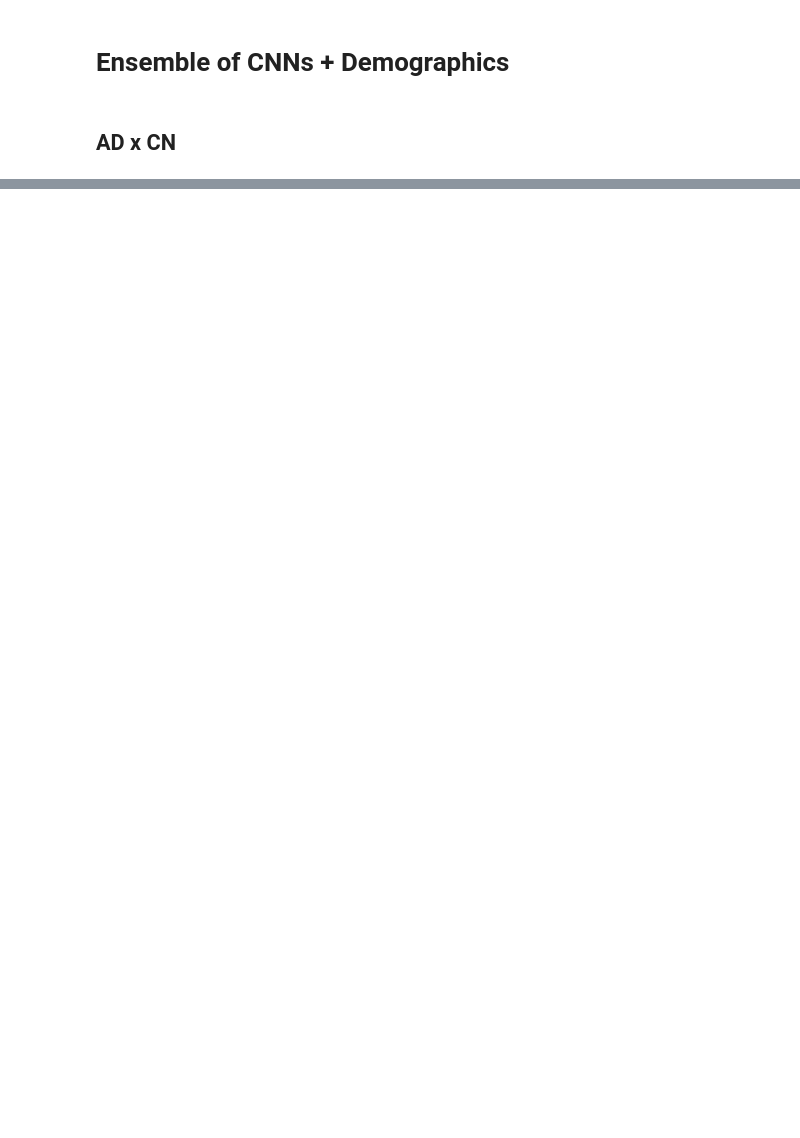
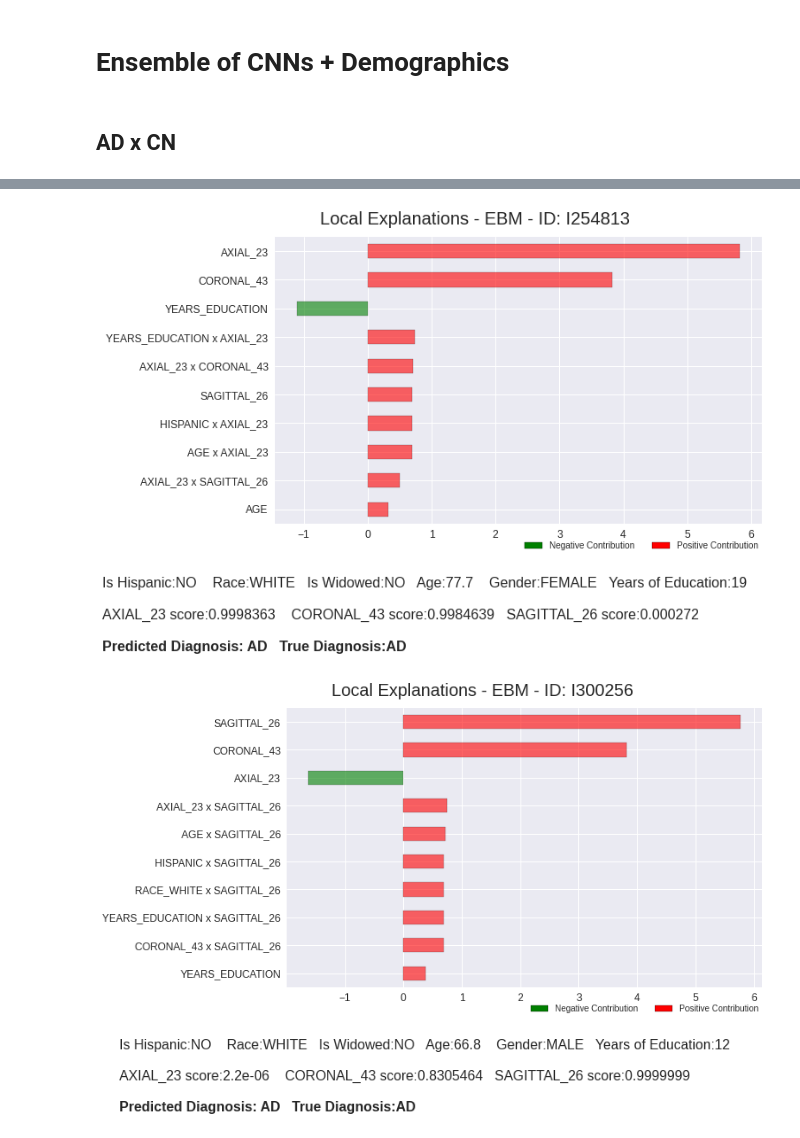
Before and after one commit to lucasthim/mmml-alzheimer-diagnosis, a Jupyter notebook: notebooks/dissertation/05_explanations_local_ensemble.ipynb, the cells around one changed output, grey strips where cells are left out. Drawn from its saved outputs; the diff is of its cells as text; code cells hidden in the pictures; blank space fills up the shorter version.

Commit message:
update mri explainer and build ensemble explainer

```diff
--- a/notebooks/dissertation/05_explanations_local_ensemble.ipynb
+++ b/notebooks/dissertation/05_explanations_local_ensemble.ipynb
@@ -53,4 +56,9 @@ df_train,df_validation,df_test = get_experiment_sets(df_ensemble_demographics,co
 datasets=[df_train,df_validation,df_test]
 label = 'DIAGNOSIS'
 ebm = ExplainableBoostingClassifier()
-models = train_ensemble_models(df_train,label,[ebm])
+[ebm] = train_ensemble_models(df_train,label,[ebm])
+
+patient_data_path = '/home/lucas/projects/mmml-alzheimer-diagnosis/data/COGNITIVE_DATA_PREPROCESSED.csv'
+cutoff = get_optimal_threshold_for_model(ebm,df_validation,label)
+df_patient_data = prepare_patient_data_for_explanations(patient_data_path,df_test,ebm,cutoff,
+axial_label='AXIAL_23',coronal_label='CORONAL_43',sagittal_label='SAGITTAL_26')
@@ -178,7 +70,0 @@ def plot_local_explanation(ebm,df,df_patient_data,sample_id = 'I335435',title =
-# %%
-
-# TODO: Investigar escolha desse cutoff point. Tá muito baixinho
-cutoff = df_rocs['Optimal_Thresh'].iloc[-1]
-# cutoff = 0.5
-df_patient_data = prepare_patient_data_for_explanations(df_validation,ebm,cutoff,axial_label='AXIAL_23',coronal_label='CORONAL_43',sagittal_label='SAGITTAL_26')
-# df_patient_data.query("FINAL_PREDICTED_SCORE < 0.8 and FINAL_PREDICTED_SCORE > 0.1").head()
@@ -223,0 +98,2 @@ fig= plot_local_explanation(ebm,df_test,df_patient_data,sample_id = sample_id,ti
+# %%
+explainer = EnsembleExplainer(model=ebm,ensemble_data=df_test,patients_data=df_patient_data)
@@ -223,0 +110,6 @@ fig= plot_local_explanation(ebm,df_test,df_patient_data,sample_id = sample_id,ti
+# %%
+explanation_fig = explainer.explain(sample_id='I254813')
+explanation_fig = explainer.explain(sample_id='I300256')
+# %% [output]
+[figure, added]
+[figure, added]
```
Also changed, not shown: parts of 15 cells of this notebook, 5 other files.
